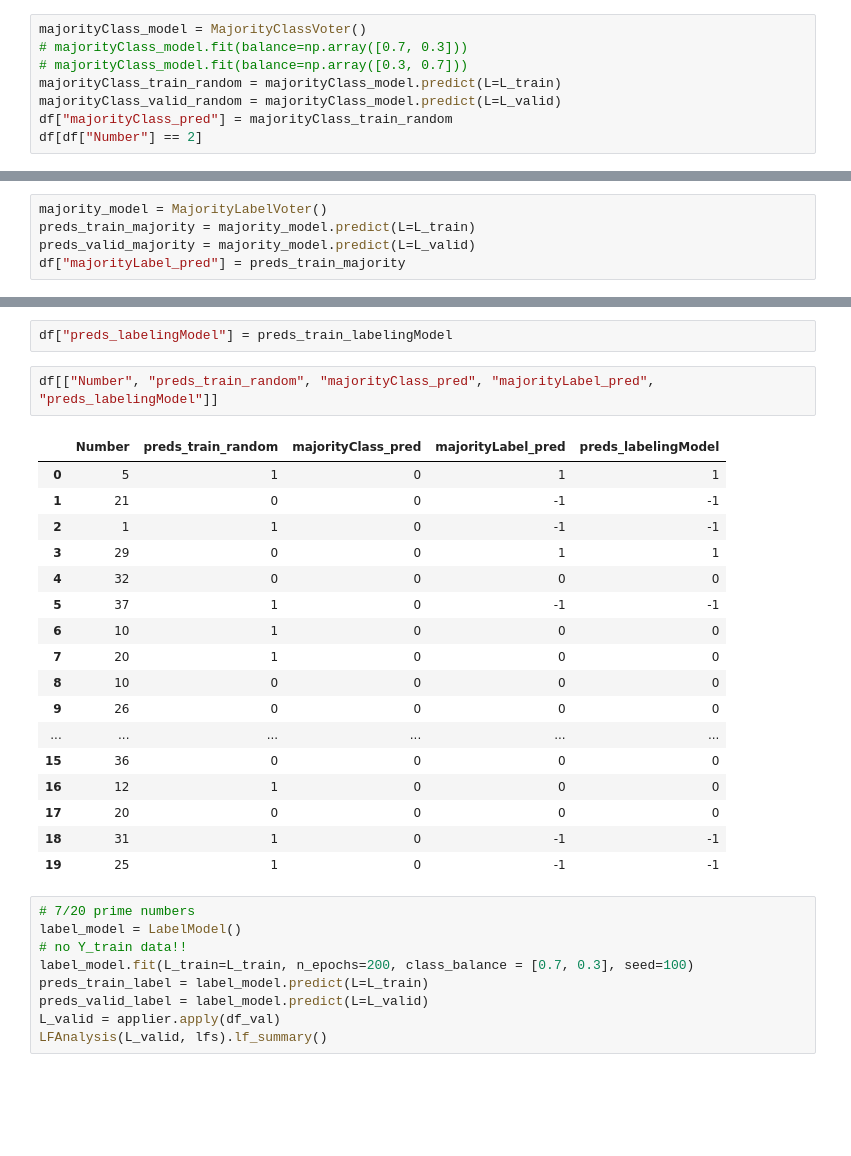
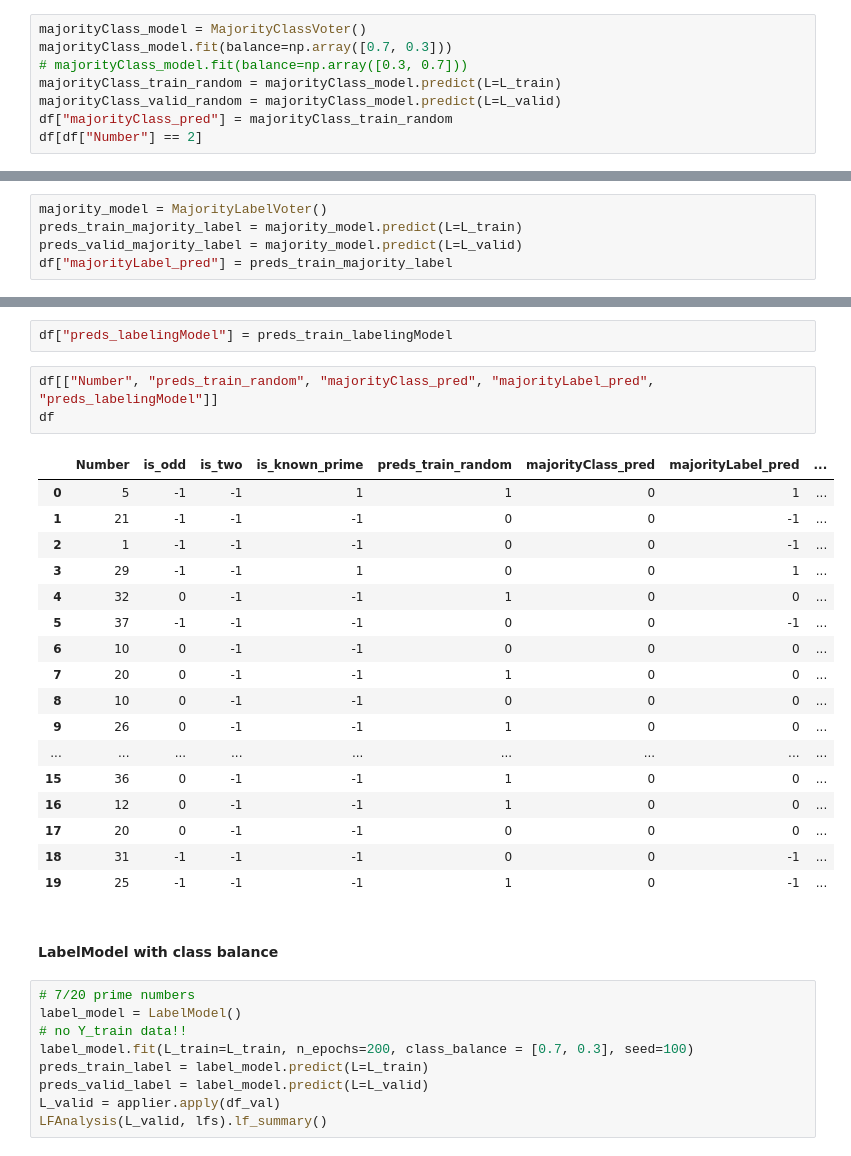
Before and after one commit to johnfkraus/practical-weak-supervision, a Jupyter notebook: ch02_labeling_and_augmentation/labeling_v1.ipynb, the cells around one changed output, grey strips where cells are left out. Cells and saved outputs as stored; diff of their text form; blank space fills up the shorter version.

Commit message:
updates to labeling v1

```diff
--- a/ch02_labeling_and_augmentation/labeling_v1.ipynb
+++ b/ch02_labeling_and_augmentation/labeling_v1.ipynb
@@ -258,7 +261,7 @@ Predicts probabilities using just the majority class.  Assign majority class vot
 from snorkel.labeling.model import MajorityClassVoter
 # %%
 majorityClass_model = MajorityClassVoter()
-# majorityClass_model.fit(balance=np.array([0.7, 0.3]))
+majorityClass_model.fit(balance=np.array([0.7, 0.3]))
 # majorityClass_model.fit(balance=np.array([0.3, 0.7]))
 majorityClass_train_random = majorityClass_model.predict(L=L_train)
 majorityClass_valid_random = majorityClass_model.predict(L=L_valid)
@@ -278,9 +281,9 @@ WARNING:root:Metrics calculated over data points with non-abstain labels only
 ### Using MajorityLabelVoter to determine the label
 # %%
 majority_model = MajorityLabelVoter()
-preds_train_majority = majority_model.predict(L=L_train)
-preds_valid_majority = majority_model.predict(L=L_valid)
-df["majorityLabel_pred"] = preds_train_majority
+preds_train_majority_label = majority_model.predict(L=L_train)
+preds_valid_majority_label = majority_model.predict(L=L_valid)
+df["majorityLabel_pred"] = preds_train_majority_label
 # %%
 df[df["Number"] == 2]
 # %% [output]
@@ -341,24 +344,27 @@ Examine the weights of the label_model for each classification source (labeling
 df["preds_labelingModel"] = preds_train_labelingModel
 # %%
 df[["Number", "preds_train_random", "majorityClass_pred", "majorityLabel_pred", "preds_labelingModel"]]
+df
 # %% [output]
-|  | Number | preds_train_random | majorityClass_pred | majorityLabel_pred | preds_labelingModel |
-| 0 | 5 | 1 | 0 | 1 | 1 |
-| 1 | 21 | 0 | 0 | -1 | -1 |
-| 2 | 1 | 1 | 0 | -1 | -1 |
-| 3 | 29 | 0 | 0 | 1 | 1 |
-| 4 | 32 | 0 | 0 | 0 | 0 |
-| 5 | 37 | 1 | 0 | -1 | -1 |
-| 6 | 10 | 1 | 0 | 0 | 0 |
-| 7 | 20 | 1 | 0 | 0 | 0 |
-| 8 | 10 | 0 | 0 | 0 | 0 |
-| 9 | 26 | 0 | 0 | 0 | 0 |
-| ... | ... | ... | ... | ... | ... |
-| 15 | 36 | 0 | 0 | 0 | 0 |
-| 16 | 12 | 1 | 0 | 0 | 0 |
-| 17 | 20 | 0 | 0 | 0 | 0 |
-| 18 | 31 | 1 | 0 | -1 | -1 |
-| 19 | 25 | 1 | 0 | -1 | -1 |
+|  | Number | is_odd | is_two | is_known_prime | preds_train_random | majorityClass_pred | majorityLabel_pred | ... |
+| 0 | 5 | -1 | -1 | 1 | 1 | 0 | 1 | ... |
+| 1 | 21 | -1 | -1 | -1 | 0 | 0 | -1 | ... |
+| 2 | 1 | -1 | -1 | -1 | 0 | 0 | -1 | ... |
+| 3 | 29 | -1 | -1 | 1 | 0 | 0 | 1 | ... |
+| 4 | 32 | 0 | -1 | -1 | 1 | 0 | 0 | ... |
+| 5 | 37 | -1 | -1 | -1 | 0 | 0 | -1 | ... |
+| 6 | 10 | 0 | -1 | -1 | 0 | 0 | 0 | ... |
+| 7 | 20 | 0 | -1 | -1 | 1 | 0 | 0 | ... |
+| 8 | 10 | 0 | -1 | -1 | 0 | 0 | 0 | ... |
+| 9 | 26 | 0 | -1 | -1 | 1 | 0 | 0 | ... |
+| ... | ... | ... | ... | ... | ... | ... | ... | ... |
+| 15 | 36 | 0 | -1 | -1 | 1 | 0 | 0 | ... |
+| 16 | 12 | 0 | -1 | -1 | 1 | 0 | 0 | ... |
+| 17 | 20 | 0 | -1 | -1 | 0 | 0 | 0 | ... |
+| 18 | 31 | -1 | -1 | -1 | 0 | 0 | -1 | ... |
+| 19 | 25 | -1 | -1 | -1 | 1 | 0 | -1 | ... |
+# %% [markdown]
+#### LabelModel with class balance
 # %%
 # 7/20 prime numbers
 label_model = LabelModel()
```
Also changed, not shown: parts of 13 cells of this notebook.
